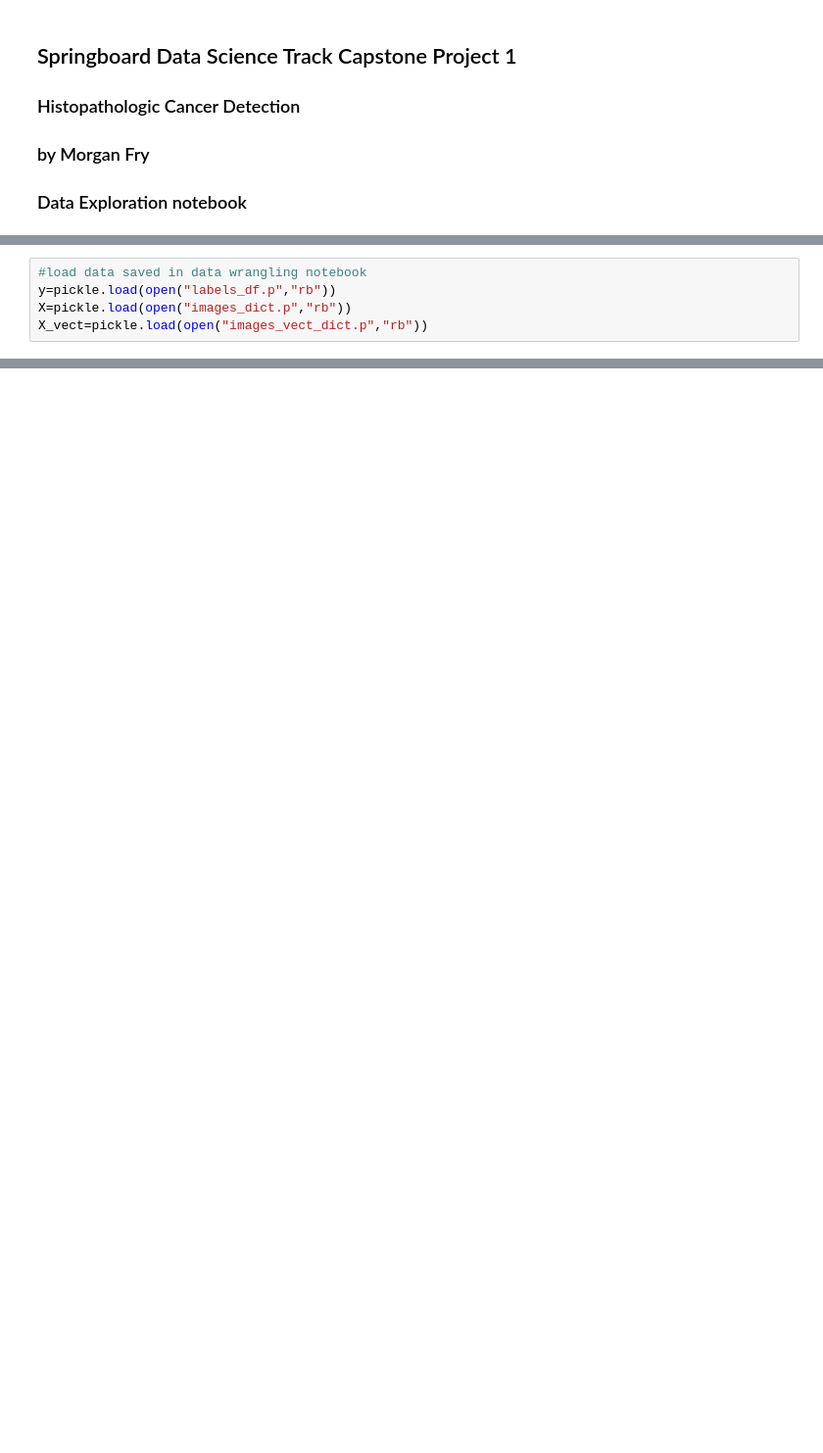
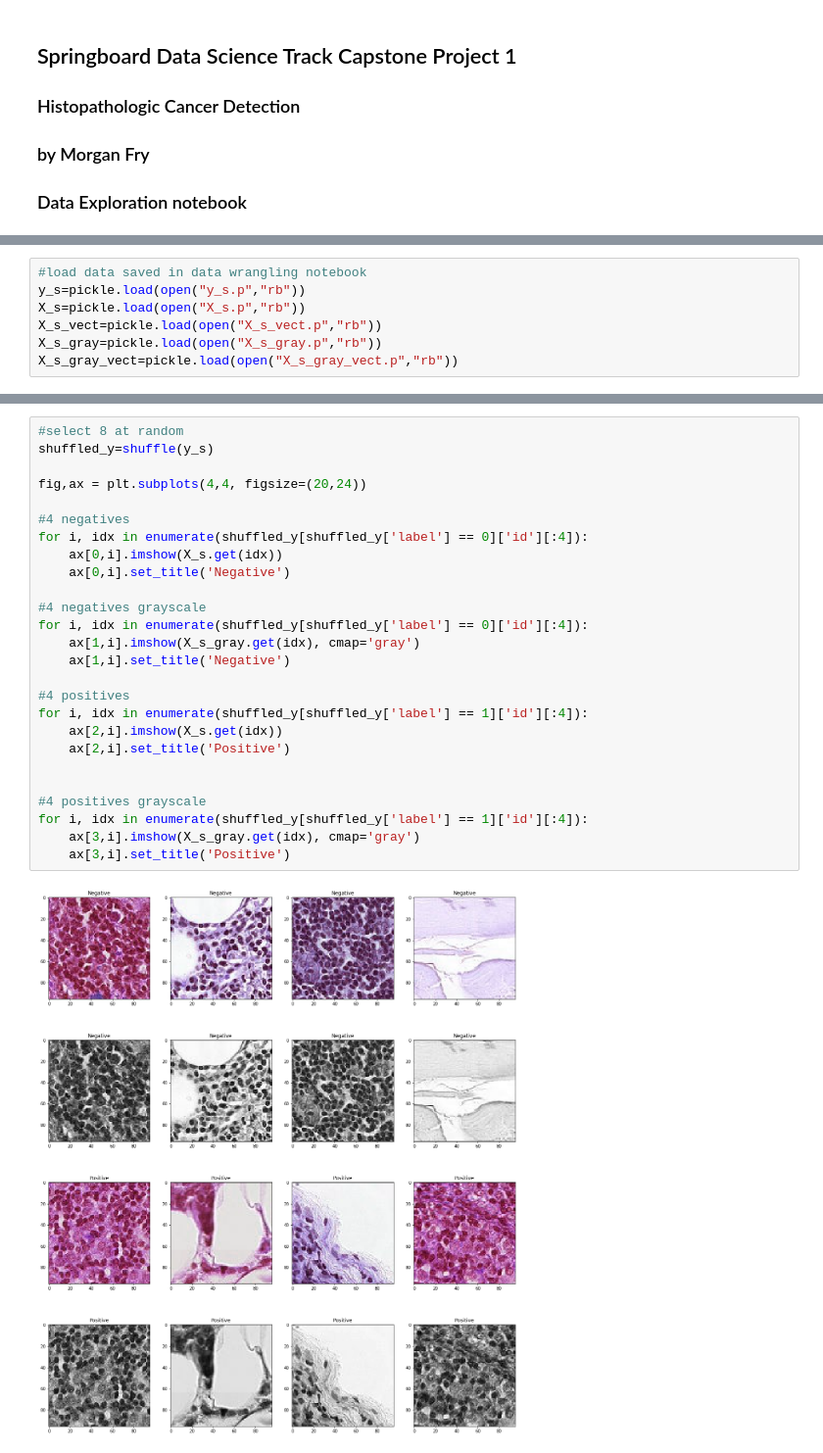
Before and after one commit to morganfry/springboard, a Jupyter notebook: Capstone Project 1/Spr_Cap1_MFRY_Data_Exploration.ipynb, the cells around one changed output, grey strips where cells are left out. Shown at 98% size. Saved outputs shown, nothing was run; the diff lists cells and outputs as text; blank space fills up the shorter version.

```diff
--- a/Capstone Project 1/Spr_Cap1_MFRY_Data_Exploration.ipynb
+++ b/Capstone Project 1/Spr_Cap1_MFRY_Data_Exploration.ipynb
@@ -19,5 +20,7 @@ import sys
 # %%
 #load data saved in data wrangling notebook
-y=pickle.load(open("labels_df.p","rb"))
-X=pickle.load(open("images_dict.p","rb"))
-X_vect=pickle.load(open("images_vect_dict.p","rb"))
+y_s=pickle.load(open("y_s.p","rb"))
+X_s=pickle.load(open("X_s.p","rb"))
+X_s_vect=pickle.load(open("X_s_vect.p","rb"))
+X_s_gray=pickle.load(open("X_s_gray.p","rb"))
+X_s_gray_vect=pickle.load(open("X_s_gray_vect.p","rb"))
@@ -27,0 +29,28 @@ MemoryError:
+# %%
+#select 8 at random
+shuffled_y=shuffle(y_s)
+
+fig,ax = plt.subplots(4,4, figsize=(20,24))
+
+#4 negatives
+for i, idx in enumerate(shuffled_y[shuffled_y['label'] == 0]['id'][:4]):
+    ax[0,i].imshow(X_s.get(idx))
+    ax[0,i].set_title('Negative')
+
+#4 negatives grayscale
+for i, idx in enumerate(shuffled_y[shuffled_y['label'] == 0]['id'][:4]):
+    ax[1,i].imshow(X_s_gray.get(idx), cmap='gray')
+    ax[1,i].set_title('Negative')
+
+#4 positives
+for i, idx in enumerate(shuffled_y[shuffled_y['label'] == 1]['id'][:4]):
+    ax[2,i].imshow(X_s.get(idx))
+    ax[2,i].set_title('Positive')
+
+
+#4 positives grayscale
+for i, idx in enumerate(shuffled_y[shuffled_y['label'] == 1]['id'][:4]):
+    ax[3,i].imshow(X_s_gray.get(idx), cmap='gray')
+    ax[3,i].set_title('Positive')
+# %% [output]
+[figure, added]
```
Also changed, not shown: parts of 16 cells of this notebook.
